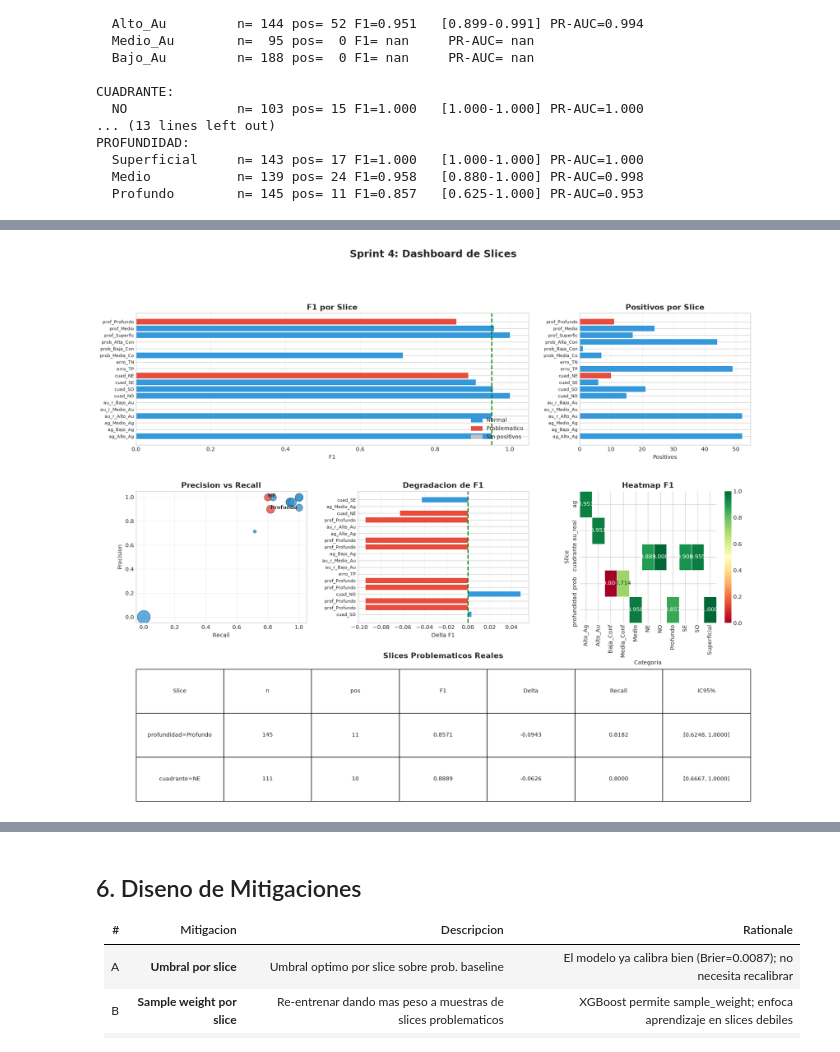
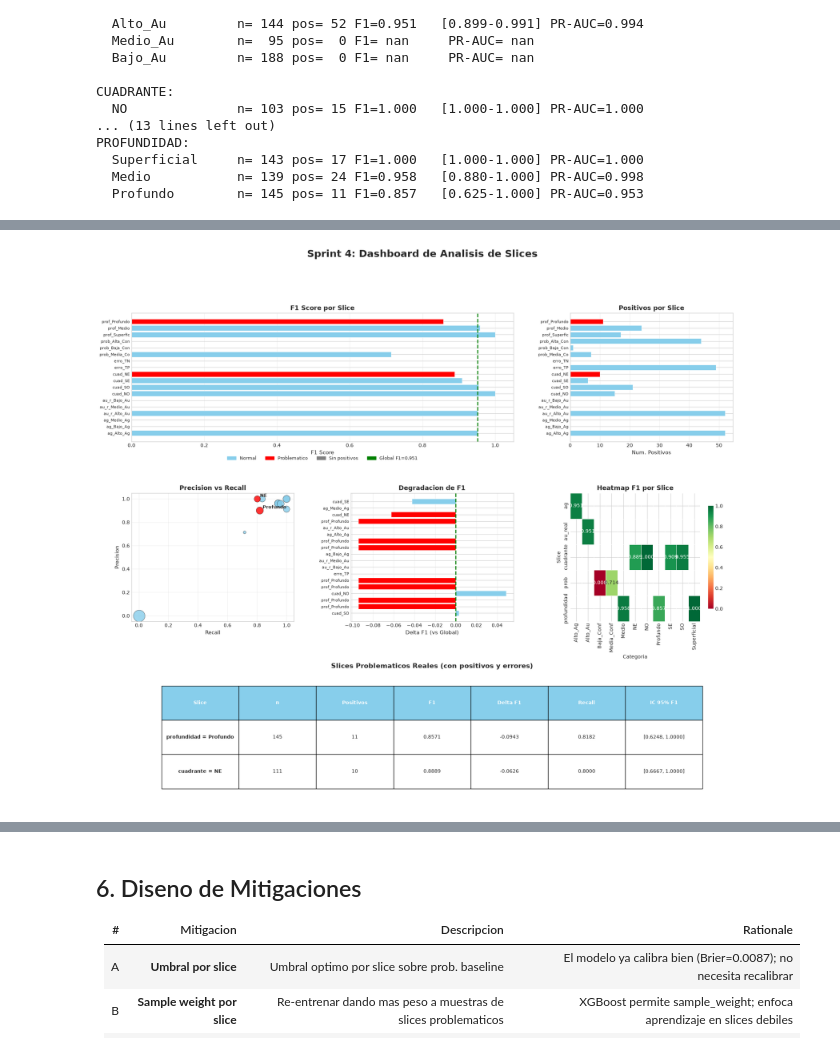
Before and after one commit to Fernando-Huaman/proyecto-zona-interes-Au, a Jupyter notebook: notebooks/sprint4.ipynb, the cells around one changed output, grey strips where cells are left out. Drawn from its saved outputs; the diff is of its cells as text; code cells hidden in the pictures.

Commit message:
sprint4

```diff
--- a/notebooks/sprint4.ipynb
+++ b/notebooks/sprint4.ipynb
@@ -112,8 +137,8 @@ baseline_metrics = {
 }
 
 print('=== BASELINE ===')
-for k, v in baseline_metrics.items(): print(f'  {k:12}: {v:.4f}')
-print(f'Confusion: {confusion_matrix(y_test, y_pred_baseline).tolist()}')
+for k, v in baseline_metrics.items():
+    print(f'  {k:12}: {v:.4f}')
 # %% [output]
 === BASELINE ===
   Accuracy    : 0.9883
@@ -132,7 +189,7 @@ Definimos 6 slices relevantes para datos geoquimicos. Regla: n >= 20 para conclu
 # ============================================================
 # DEFINICION DE SLICES
 # ============================================================
-df_test_orig = pd.read_csv("/workspaces/proyecto-zona-interes-Au/data/interim/data_prueba.csv")
+df_test_orig = pd.read_csv("../data/interim/data_prueba.csv")
 
 X_test_full = X_test.copy()
 X_test_full['target_Au'] = y_test.values
@@ -369,75 +433,80 @@ Los slices con F1=nan simplemente no contienen muestras target_Au=1. Esto es cor
 # %%
 # ============================================================
-# DASHBOARD DE SLICES
+# DASHBOARD DE SLICES (MEJORADO)
 # ============================================================
-fig = plt.figure(figsize=(20, 16))
-gs = fig.add_gridspec(3, 3, hspace=0.35, wspace=0.3)
+fig = plt.figure(figsize=(22, 18))
+gs = fig.add_gridspec(3, 3, hspace=0.4, wspace=0.35)
 
+# Colores
 colors = []
 for _, r in df_slices.iterrows():
-    if r['es_problematico']: colors.append('#e74c3c')
-    elif r['n_pos'] == 0: colors.append('#bdc3c7')
-    else: colors.append('#3498db')
+    if r['es_problematico']: colors.append('red')
+    elif r['n_pos'] == 0: colors.append('gray')
+    else: colors.append('skyblue')
 labels = [f"{r['Slice'][:4]}_{r['Categoria'][:8]}" for _, r in df_slices.iterrows()]
 
-# F1
+# 1. F1 por slice
 ax1 = fig.add_subplot(gs[0, :2])
-ax1.barh(range(len(df_slices)), df_slices['F1'].fillna(0), color=colors)
-ax1.axvline(f1g, color='green', ls='--', lw=2)
+ax1.barh(range(len(df_slices)), df_slices['F1'].fillna(0), color=colors, edgecolor='white', linewidth=0.5)
+ax1.axvline(f1g, color='green', ls='--', lw=2, label=f'Global F1={f1g:.3f}')
 ax1.set_yticks(range(len(df_slices))); ax1.set_yticklabels(labels, fontsize=8)
-ax1.set_xlabel('F1'); ax1.set_title('F1 por Slice', fontweight='bold', fontsize=14)
+ax1.set_xlabel('F1 Score', fontsize=11); ax1.set_title('F1 Score por Slice', fontweight='bold', fontsize=13)
 ax1.grid(axis='x', alpha=0.3)
-red = mpatches.Patch(color='#e74c3c', label='Problematico')
-gray = mpatches.Patch(color='#bdc3c7', label='Sin positivos')
-blue = mpatches.Patch(color='#3498db', label='Normal')
-ax1.legend(handles=[blue, red, gray], loc='lower right')
+red = mpatches.Patch(color='red', label='Problematico'); gray = mpatches.Patch(color='gray', label='Sin positivos')
+blue = mpatches.Patch(color='skyblue', label='Normal'); green_line = mpatches.Patch(color='green', label=f'Global F1={f1g:.3f}')
+ax1.legend(handles=[blue, red, gray, green_line], loc='upper center', bbox_to_anchor=(0.5, -0.08), ncol=4, fontsize=9)
 
-# Positivos
+# 2. Positivos por slice
 ax2 = fig.add_subplot(gs[0, 2])
-ax2.barh(range(len(df_slices)), df_slices['n_pos'], color=colors)
+ax2.barh(range(len(df_slices)), df_slices['n_pos'], color=colors, edgecolor='white', linewidth=0.5)
 ax2.set_yticks(range(len(df_slices))); ax2.set_yticklabels(labels, fontsize=8)
-ax2.set_xlabel('Positivos'); ax2.set_title('Positivos por Slice', fontweight='bold', fontsize=14)
+ax2.set_xlabel('Num. Positivos', fontsize=11); ax2.set_title('Positivos por Slice', fontweight='bold', fontsize=13)
 ax2.grid(axis='x', alpha=0.3)
 
-# Prec vs Rec
+# 3. Precision vs Recall
 ax3 = fig.add_subplot(gs[1, 0])
 for _, r in df_slices.iterrows():
-    c = '#e74c3c' if r['es_problematico'] else ('#bdc3c7' if r['n_pos']==0 else '#3498db')
+    c = 'red' if r['es_problematico'] else ('gray' if r['n_pos']==0 else 'skyblue')
     ax3.scatter(r['Recall'], r['Precision'], s=max(r['n']*1.5, 30), color=c, alpha=0.8, ec='k', lw=0.5)
     if r['es_problematico']:
-        ax3.annotate(r['Categoria'], (r['Recall'], r['Precision']), fontsize=9, fontweight='bold')
-ax3.set_xlabel('Recall'); ax3.set_ylabel('Precision')
-ax3.set_title('Precision vs Recall', fontweight='bold', fontsize=14); ax3.grid(alpha=0.3)
+        ax3.annotate(r['Categoria'], (r['Recall'], r['Precision']), fontsize=9, fontweight='bold', xytext=(6, 4), textcoords='offset points')
+ax3.set_xlabel('Recall', fontsize=11); ax3.set_ylabel('Precision', fontsize=11)
+ax3.set_title('Precision vs Recall', fontweight='bold', fontsize=13); ax3.grid(alpha=0.3)
 
-# Delta F1
+# 4. Delta F1
 ax4 = fig.add_subplot(gs[1, 1])
 si = df_slices['Delta_F1'].argsort(); sd = df_slices.iloc[si]
-sc = ['#e74c3c' if p else ('#bdc3c7' if n==0 else '#3498db') for p, n in zip(sd['es_problematico'], sd['n_pos'])]
-ax4.barh(range(len(sd)), sd['Delta_F1'], color=sc)
+sc = ['red' if p else ('gray' if n==0 else 'skyblue') for p, n in zip(sd['es_problematico'], sd['n_pos'])]
+ax4.barh(range(len(sd)), sd['Delta_F1'], color=sc, edgecolor='white', linewidth=0.5)
 ax4.axvline(0, color='green', ls='--', lw=2)
 ax4.set_yticks(range(len(sd))); ax4.set_yticklabels([f"{r['Slice'][:4]}_{r['Categoria'][:8]}" for _, r in sd.iterrows()], fontsize=8)
-ax4.set_xlabel('Delta F1'); ax4.set_title('Degradacion de F1', fontweight='bold', fontsize=14)
+ax4.set_xlabel('Delta F1 (vs Global)', fontsize=11); ax4.set_title('Degradacion de F1', fontweight='bold', fontsize=13)
 ax4.grid(axis='x', alpha=0.3)
 
-# Heatmap
+# 5. Heatmap F1
 ax5 = fig.add_subplot(gs[1, 2])
 pivot = df_slices.pivot_table(values='F1', index='Slice', columns='Categoria', aggfunc='first')
-sns.heatmap(pivot, annot=True, fmt='.3f', cmap='RdYlGn', vmin=0, vmax=1, ax=ax5, linewidths=0.5)
-ax5.set_title('Heatmap F1', fontweight='bold', fontsize=14)
+sns.heatmap(pivot, annot=True, fmt='.3f', cmap='RdYlGn', vmin=0, vmax=1, ax=ax5, linewidths=0.5, cbar_kws={'shrink': 0.8})
+ax5.set_title('Heatmap F1 por Slice', fontweight='bold', fontsize=13)
 
-# Tabla problematicos
+# 6. Tabla problematicos
 ax6 = fig.add_subplot(gs[2, :]); ax6.axis('off')
 if len(problematicos) > 0:
-    data = [[f"{r['Slice']}={r['Categoria']}", f"{r['n']:.0f}", f"{r['n_pos']:.0f}",
+    data = [[f"{r['Slice']} = {r['Categoria']}", f"{r['n']:.0f}", f"{r['n_pos']:.0f}",
              f"{r['F1']:.4f}", f"{r['Delta_F1']:+.4f}", f"{r['Recall']:.4f}",
              f"[{r['F1_CI_low']:.4f}, {r['F1_CI_high']:.4f}]"] for _, r in problematicos.iterrows()]
-    tbl = ax6.table(cellText=data, colLabels=['Slice', 'n', 'pos', 'F1', 'Delta', 'Recall', 'IC95%'],
-                    cellLoc='center', loc='center', bbox=[0, 0, 1, 1])
+    tbl = ax6.table(cellText=data, colLabels=['Slice', 'n', 'Positivos', 'F1', 'Delta F1', 'Recall', 'IC 95% F1'],
+                    cellLoc='center', loc='center', bbox=[0.05, 0.1, 0.9, 0.8])
     tbl.auto_set_font_size(False); tbl.set_fontsize(10)
-    ax6.set_title('Slices Problematicos Reales', fontweight='bold', fontsize=14, pad=20)
+    for i in range(len(problematicos)+1):
+        tbl[(i, 0)].set_text_props(fontweight='bold')
+        if i == 0:
+            for j in range(7): tbl[(0, j)].set_facecolor('skyblue'); tbl[(0, j)].set_text_props(color='white', fontweight='bold')
+    ax6.set_title('Slices Problematicos Reales (con positivos y errores)', fontweight='bold', fontsize=14, pad=10)
 
-plt.suptitle('Sprint 4: Dashboard de Slices', fontsize=18, fontweight='bold', y=0.98)
+plt.suptitle('Sprint 4: Dashboard de Analisis de Slices', fontsize=20, fontweight='bold', y=0.98)
 plt.savefig(f'{OUTPUT_DIR}/figs/slice_analysis_dashboard.png', dpi=300, bbox_inches='tight')
 plt.show()
+print(f'Guardado: {OUTPUT_DIR}/figs/slice_analysis_dashboard.png')
 # %% [output]
-[figure, old version]
+[figure, new version]
```
Also changed, not shown: parts of 25 cells of this notebook, 5 other files.
